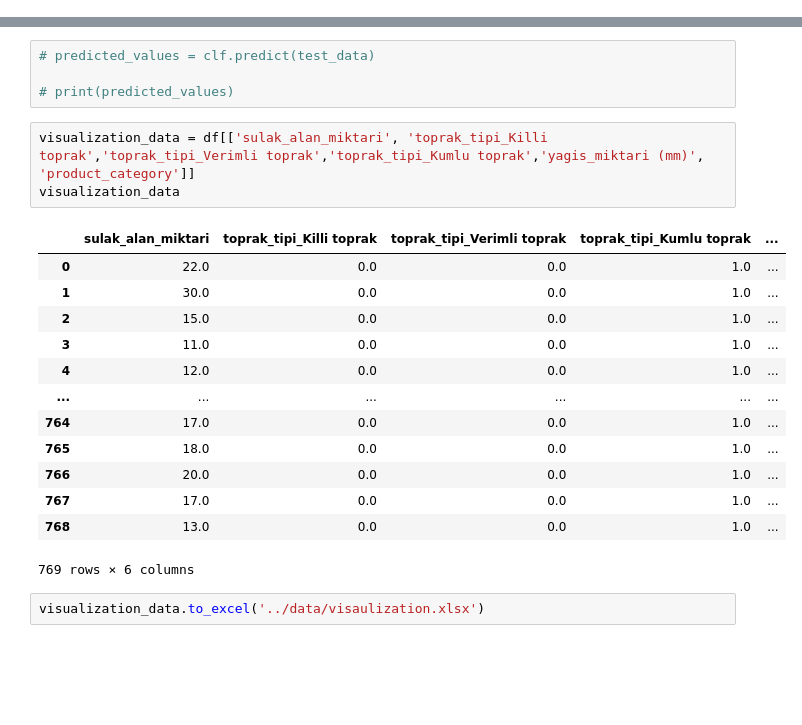
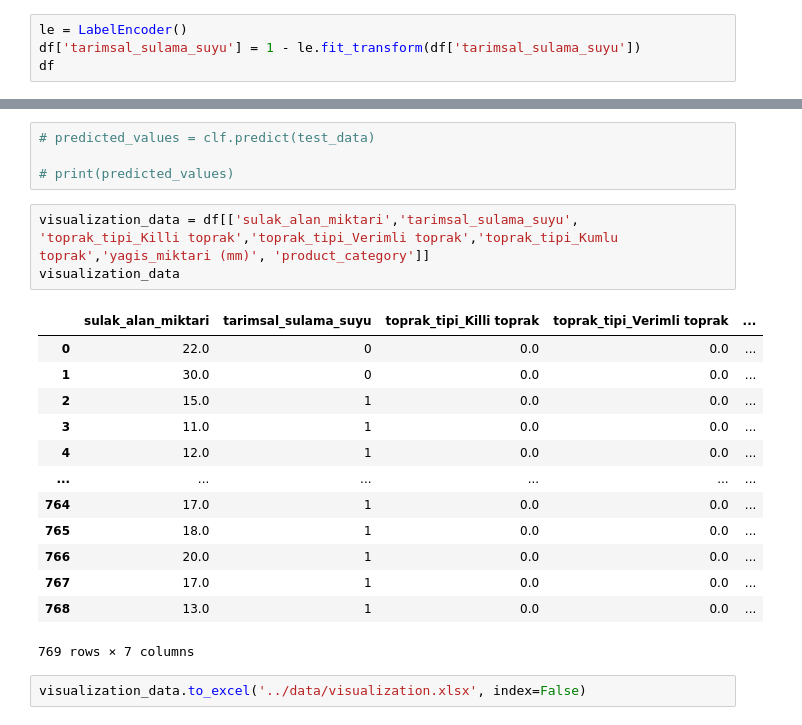
Before and after one commit to 418-Teapot-Crew/datathon, a Jupyter notebook: server/model.ipynb, the cells around one changed output, grey strips where cells are left out. Drawn from its saved outputs; the diff is of its cells as text; blank space fills up the shorter version.

Commit message:
geopandas, update model data

```diff
--- a/server/model.ipynb
+++ b/server/model.ipynb
@@ -53,3 +69,7 @@ df
 | 767 | Yunak | YIĞAR | VAR | ŞAHSİ KUYULAR | MISIR, BUĞDAY, ARPA, AYÇİÇEĞİ | ... |
 | 768 | Yunak | SARAY | VAR | ŞAHSİ KUYULAR | MISIR, BUĞDAY, AYÇİÇEĞİ | ... |
 769 rows × 14 columns
+# %%
+le = LabelEncoder()
+df['tarimsal_sulama_suyu'] = 1 - le.fit_transform(df['tarimsal_sulama_suyu'])
+df
@@ -112,21 +146,21 @@ weighted avg       1.00      1.00      1.00       231
 
 # print(predicted_values)
 # %%
-visualization_data = df[['sulak_alan_miktari', 'toprak_tipi_Killi toprak','toprak_tipi_Verimli toprak','toprak_tipi_Kumlu toprak','yagis_miktari (mm)', 'product_category']]
+visualization_data = df[['sulak_alan_miktari','tarimsal_sulama_suyu', 'toprak_tipi_Killi toprak','toprak_tipi_Verimli toprak','toprak_tipi_Kumlu toprak','yagis_miktari (mm)', 'product_category']]
 visualization_data
 # %% [output]
-|  | sulak_alan_miktari | toprak_tipi_Killi toprak | toprak_tipi_Verimli toprak | toprak_tipi_Kumlu toprak | ... |
-| 0 | 22.0 | 0.0 | 0.0 | 1.0 | ... |
-| 1 | 30.0 | 0.0 | 0.0 | 1.0 | ... |
-| 2 | 15.0 | 0.0 | 0.0 | 1.0 | ... |
-| 3 | 11.0 | 0.0 | 0.0 | 1.0 | ... |
-| 4 | 12.0 | 0.0 | 0.0 | 1.0 | ... |
+|  | sulak_alan_miktari | tarimsal_sulama_suyu | toprak_tipi_Killi toprak | toprak_tipi_Verimli toprak | ... |
+| 0 | 22.0 | 0 | 0.0 | 0.0 | ... |
+| 1 | 30.0 | 0 | 0.0 | 0.0 | ... |
+| 2 | 15.0 | 1 | 0.0 | 0.0 | ... |
+| 3 | 11.0 | 1 | 0.0 | 0.0 | ... |
+| 4 | 12.0 | 1 | 0.0 | 0.0 | ... |
 | ... | ... | ... | ... | ... | ... |
-| 764 | 17.0 | 0.0 | 0.0 | 1.0 | ... |
-| 765 | 18.0 | 0.0 | 0.0 | 1.0 | ... |
-| 766 | 20.0 | 0.0 | 0.0 | 1.0 | ... |
-| 767 | 17.0 | 0.0 | 0.0 | 1.0 | ... |
-| 768 | 13.0 | 0.0 | 0.0 | 1.0 | ... |
+| 764 | 17.0 | 1 | 0.0 | 0.0 | ... |
+| 765 | 18.0 | 1 | 0.0 | 0.0 | ... |
+| 766 | 20.0 | 1 | 0.0 | 0.0 | ... |
+| 767 | 17.0 | 1 | 0.0 | 0.0 | ... |
+| 768 | 13.0 | 1 | 0.0 | 0.0 | ... |
-769 rows × 6 columns
+769 rows × 7 columns
 # %%
-visualization_data.to_excel('../data/visaulization.xlsx')
+visualization_data.to_excel('../data/visualization.xlsx', index=False)
```
Also changed, not shown: parts of 4 cells of this notebook, 8 other files.
